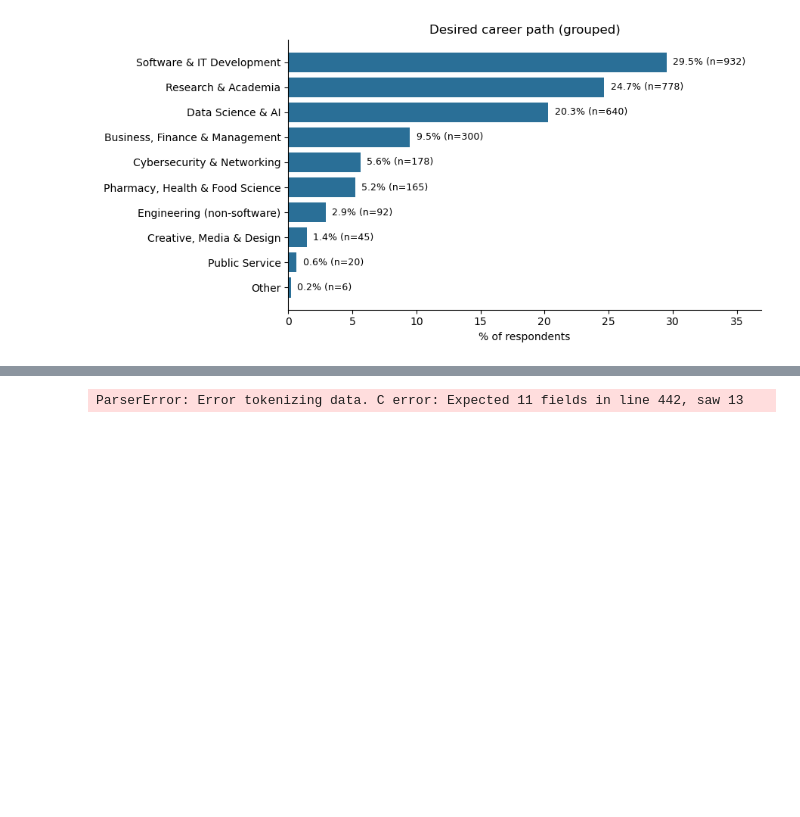
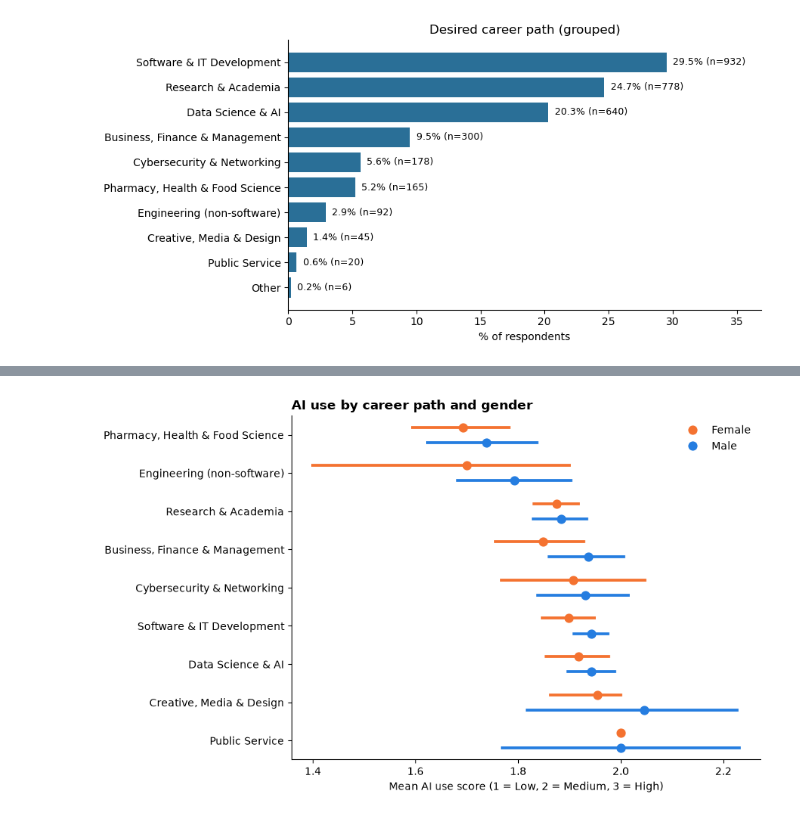
Before and after one commit to ekassz/DataScienceFinalProject, a Jupyter notebook: data_visualization.ipynb, the cells around one changed output, grey strips where cells are left out. Drawn from its saved outputs; the diff is of its cells as text; code cells hidden in the pictures; blank space fills up the shorter version.

Commit message:
Update data visualization notebook

```diff
--- a/data_visualization.ipynb
+++ b/data_visualization.ipynb
@@ -214,9 +207,0 @@ plt.show()
-# %%
-# Is higher AI knowledge associated with more or less career anxiety?
-df['high_anxiety_indicator'] = np.where(df.career_anxiety == "High",
-            True,
-            False)
-
-
-# mean and count of students who have high career anxiety within each combination of ai knowledge category and ai replace jobs category
-df.groupby(["ai_knowledge", "ai_replace_jobs"]).agg({"high_anxiety_indicator": ["mean", "count"]})
@@ -265,5 +208,28 @@ g.legend.set_title("AI Knowledge")
-# %%
-classified = pd.read_csv("Data/bangladesh_universities_ai_promotion_classified.csv")
-classified
-# %% [output]
-ParserError: Error tokenizing data. C error: Expected 11 fields in line 442, saw 13
+# %%
+# AI use vs. career path (career_group) by gender
+# AI use = self-rated AI knowledge (Low = 1, Medium = 2, High = 3)
+ai_order = {"Low": 1, "Medium": 2, "High": 3}
+df["ai_use_score"] = df["ai_knowledge"].map(ai_order)
+
+# Drop the tiny "Other" career group and rows with no AI knowledge answer
+d = df[df["career_group"] != "Other"].dropna(subset=["ai_use_score"])
+
+# Order the career groups by their average AI use
+career_order = d.groupby("career_group")["ai_use_score"].mean().sort_values().index
+
+gender_colors = {"Male": "#257de0", "Female": "#f47230"}
+# %%
+# Average AI use by career group and gender (dots = mean, lines = 95% CI)
+fig, ax = plt.subplots(figsize=(9, 5.5))
+sns.pointplot(data=d, x="ai_use_score", y="career_group", hue="gender",
+              order=career_order, palette=gender_colors, dodge=0.4,
+              linestyle="none", ax=ax)
+ax.set_xlabel("Mean AI use score (1 = Low, 2 = Medium, 3 = High)")
+ax.set_ylabel("")
+ax.set_title("AI use by career path and gender", loc="left", fontweight="bold")
+ax.legend(title="", frameon=False)
+ax.spines[["top", "right"]].set_visible(False)
+plt.tight_layout()
+plt.show()
+# %% [output]
+[figure, added]
```
Also changed, not shown: parts of 11 cells of this notebook.
